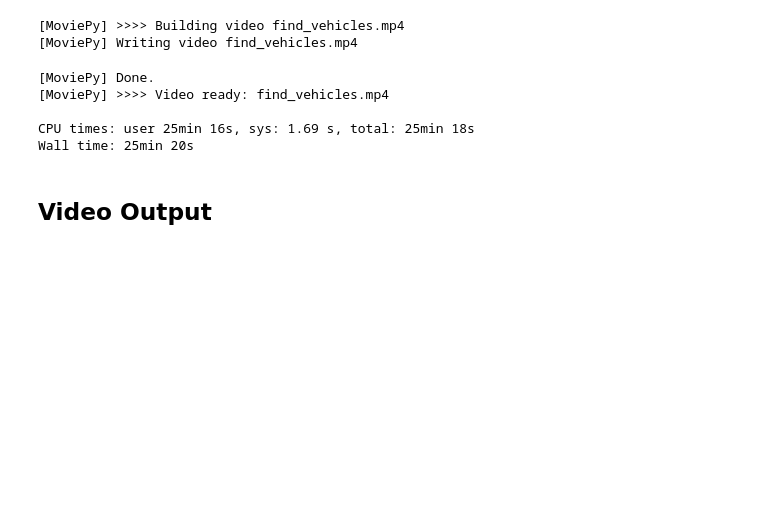
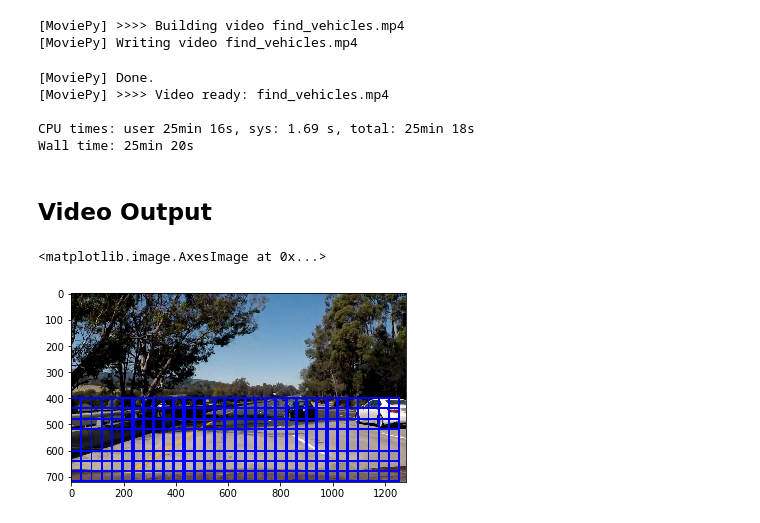
Before and after one commit to Shtaiven/CARND_P5, a Jupyter notebook: vehicle_detection.ipynb, the cells around one changed output. Saved outputs shown, nothing was run; the diff lists cells and outputs as text; code cells hidden in the pictures; blank space fills up the shorter version.

Commit message:
Windowing modified

```diff
--- a/vehicle_detection.ipynb
+++ b/vehicle_detection.ipynb
@@ -601,3 +598,21 @@ Wall time: 25min 20s
 # %%
 from moviepy.editor import ipython_display
 ipython_display(movie_output, width=640)
+# %%
+# Find window sizes
+window_image = mpimg.imread('test_images/test5.jpg')
+windows = []
+window_sizes = [48, 96, 200]
+y_start_stops = [[400, 450], [400, 530], [400, 720]]
+x_start_stops = [[330, 950], [0, 1280], [0, 1280]]
+for window_size, y_start_stop, x_start_stop in zip(window_sizes, y_start_stops, x_start_stops):
+    windows.append(slide_window(image, x_start_stop=x_start_stop, y_start_stop=y_start_stop,
+                        xy_window=(window_size, window_size), xy_overlap=(0.8, 0.8)))
+
+window_img = draw_boxes(window_image, windows[2], color=(0, 0, 255), thick=6)
+
+
+plt.imshow(window_img)
+# %% [output]
+<matplotlib.image.AxesImage at 0x...>
+[figure, added]
```
Also changed, not shown: parts of 3 cells of this notebook, 1 other file.
